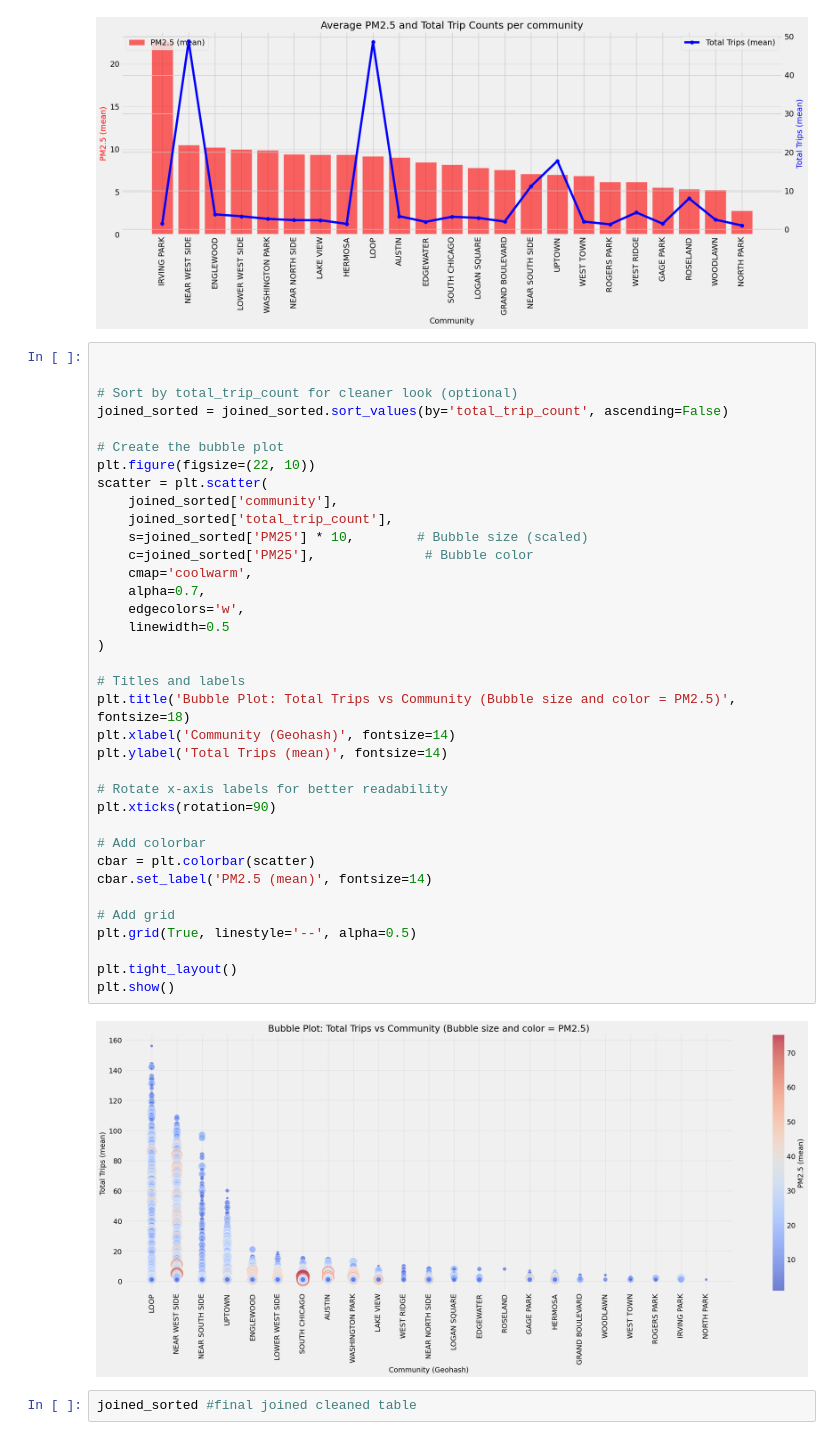
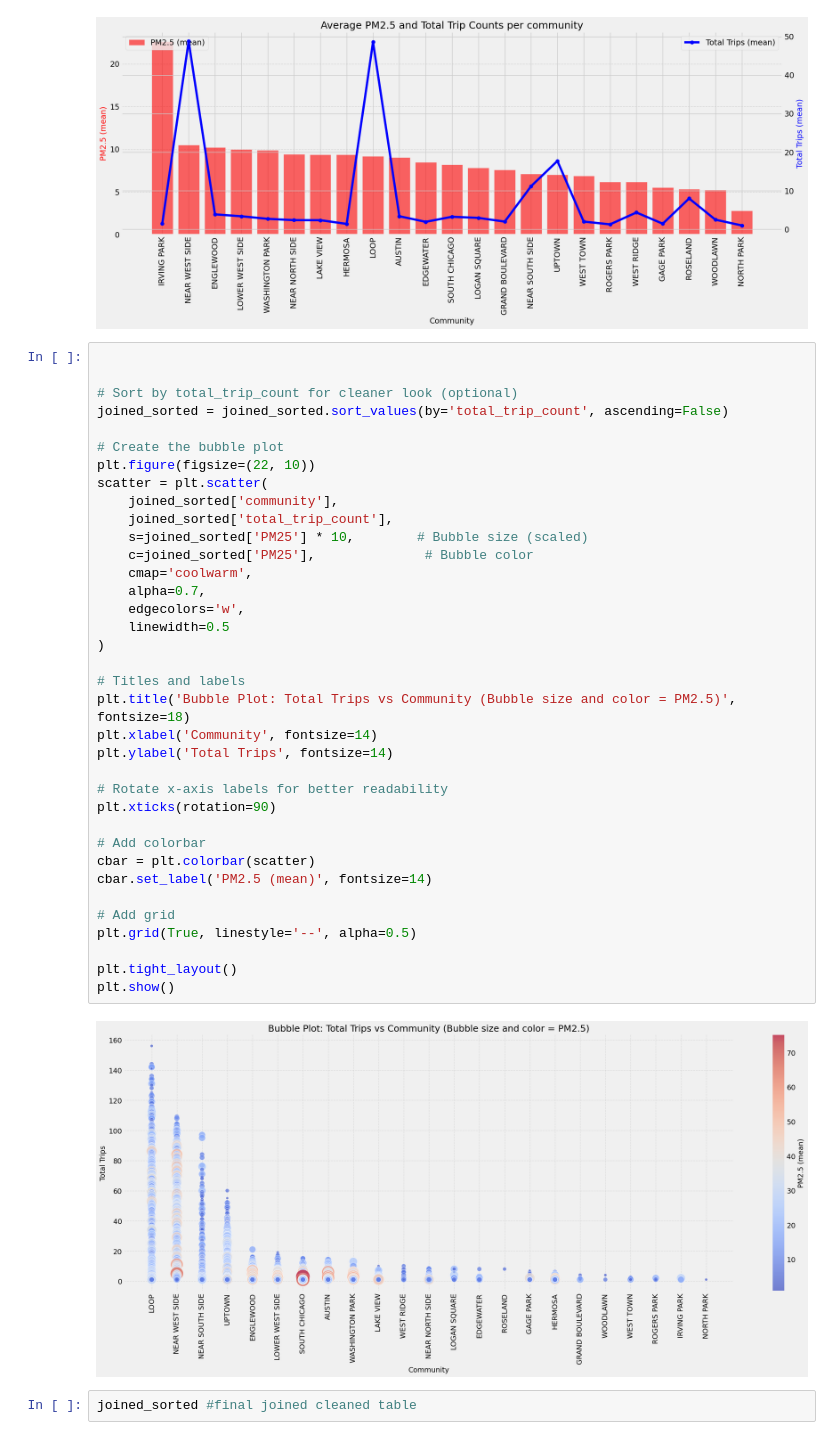
Before and after one commit to Dr-Isam-ALJAWARNEH/fds-project-space-time-clustering-for-aq, a Jupyter notebook: Chicago Space-Time Clustering of Mobility Patterns and Air Quality Hotspots.ipynb, the cells around one changed output. Cells and saved outputs as stored; diff of their text form.

```diff
--- a/Chicago Space-Time Clustering of Mobility Patterns and Air Quality Hotspots.ipynb
+++ b/Chicago Space-Time Clustering of Mobility Patterns and Air Quality Hotspots.ipynb
@@ -607,36 +607,36 @@ joined_sorted = joined_sorted.sort_values(by='total_trip_count', ascending=False
 
 # Create the bubble plot
 plt.figure(figsize=(22, 10))
 scatter = plt.scatter(
     joined_sorted['community'],
     joined_sorted['total_trip_count'],
     s=joined_sorted['PM25'] * 10,        # Bubble size (scaled)
     c=joined_sorted['PM25'],              # Bubble color
     cmap='coolwarm',
     alpha=0.7,
     edgecolors='w',
     linewidth=0.5
 )
 
 # Titles and labels
 plt.title('Bubble Plot: Total Trips vs Community (Bubble size and color = PM2.5)', fontsize=18)
-plt.xlabel('Community (Geohash)', fontsize=14)
-plt.ylabel('Total Trips (mean)', fontsize=14)
+plt.xlabel('Community', fontsize=14)
+plt.ylabel('Total Trips', fontsize=14)
 
 # Rotate x-axis labels for better readability
 plt.xticks(rotation=90)
 
 # Add colorbar
 cbar = plt.colorbar(scatter)
 cbar.set_label('PM2.5 (mean)', fontsize=14)
 
 # Add grid
 plt.grid(True, linestyle='--', alpha=0.5)
 
 plt.tight_layout()
 plt.show()
 # %% [output]
-[figure, old version]
+[figure, new version]
 # %%
 joined_sorted #final joined cleaned table
 # %% [output]
```
Also changed, not shown: parts of 4 cells of this notebook.
